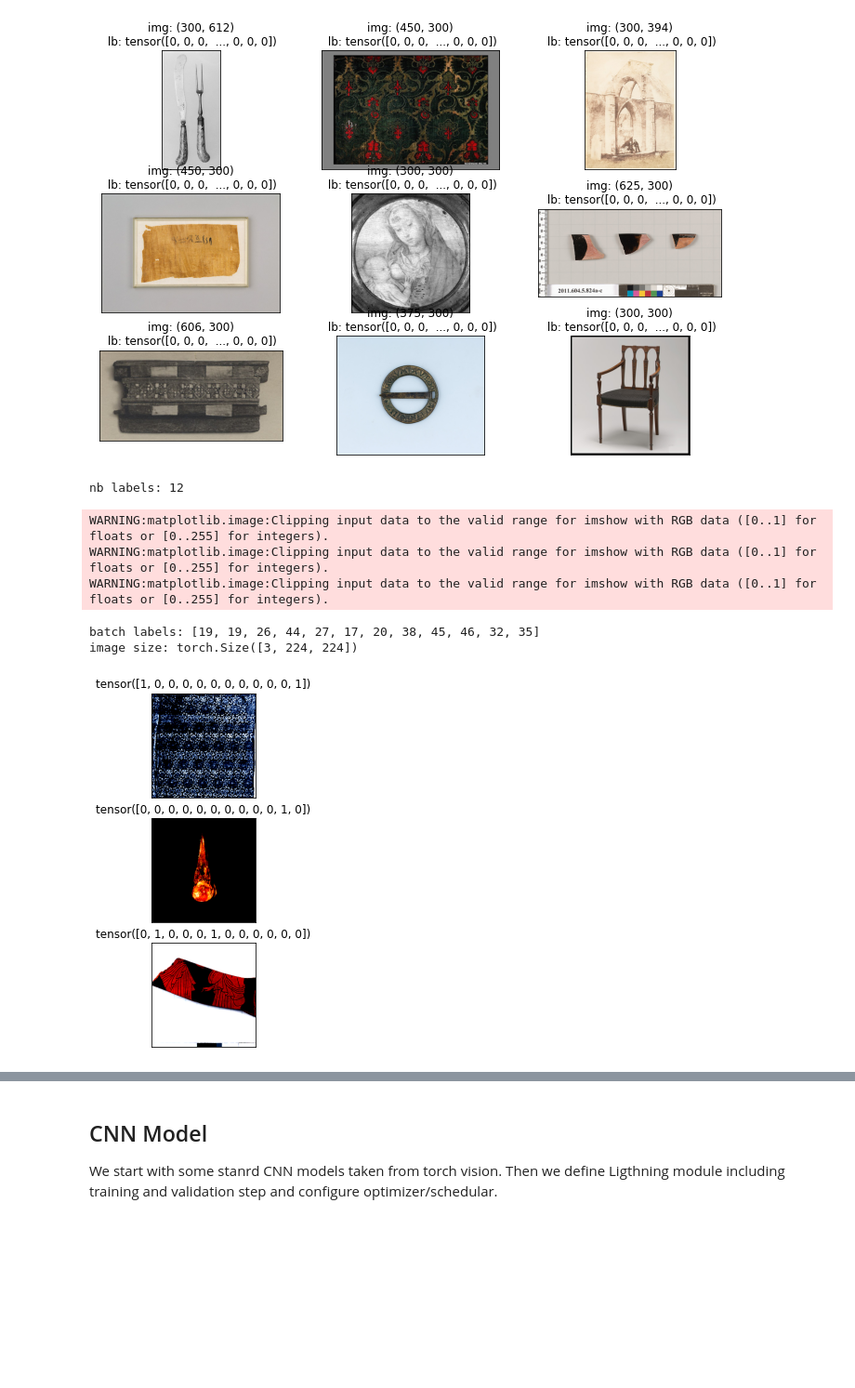
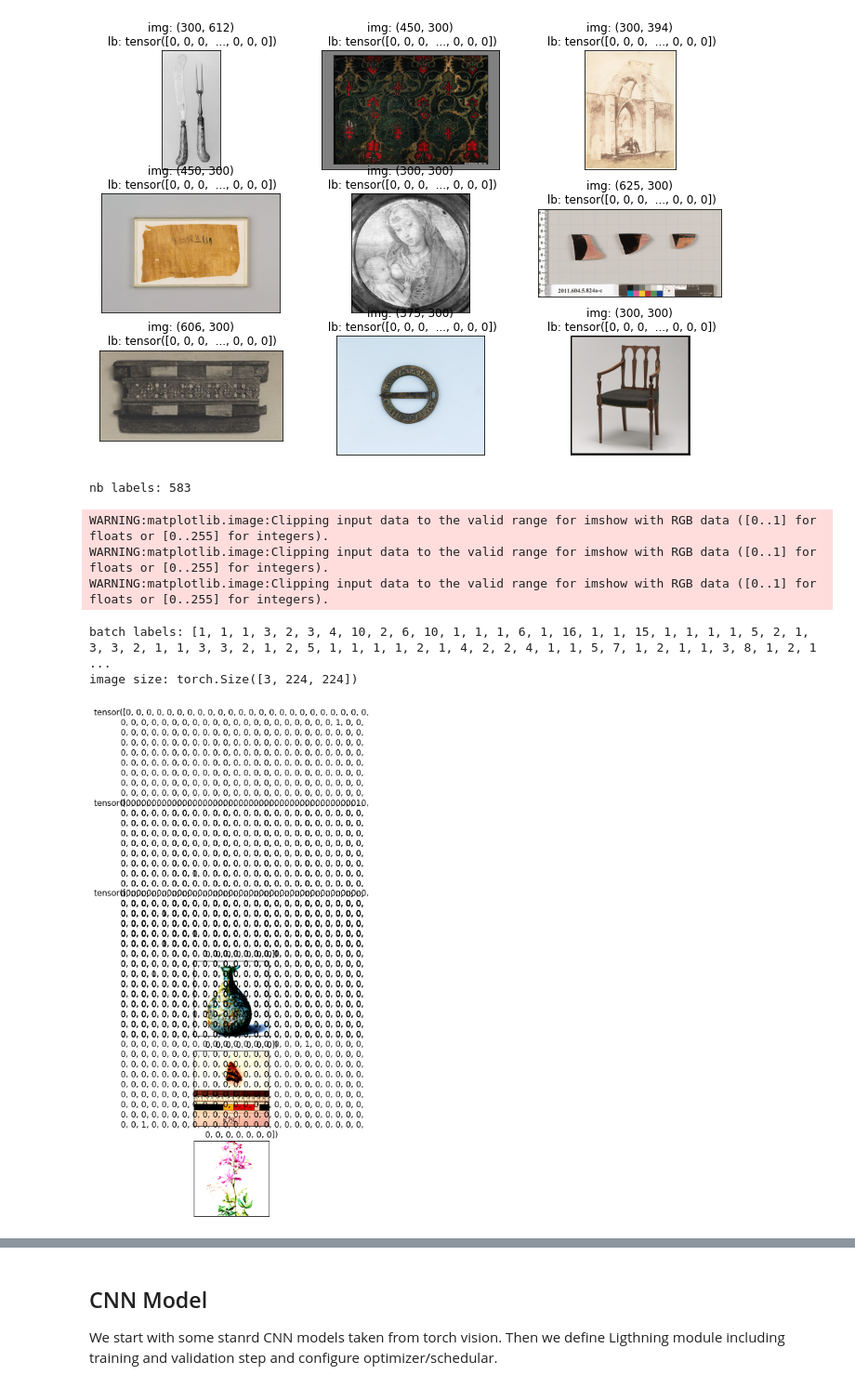
Before and after one commit to Borda/kaggle_image-classify, a Jupyter notebook: notebooks/iMet-with-Lightning.ipynb, the cells around one changed output, grey strips where cells are left out. Shown at 93% size. Saved outputs shown, nothing was run; the diff lists cells and outputs as text; code cells hidden in the pictures; blank space fills up the shorter version.

```diff
--- a/notebooks/iMet-with-Lightning.ipynb
+++ b/notebooks/iMet-with-Lightning.ipynb
@@ -82,6 +74,7 @@ import numpy as np
 import seaborn as sns
 
 PATH_DATASET = "/content/imet-2021-fgvc8/"
+PATH_DATASET = "/home/jovyan/work/kaggle-iMet/"
 pd.read_csv(PATH_DATASET + "train-from-kaggle.csv").head()
 # %% [output]
 |  | id | attribute_ids |
@@ -201,34 +195,34 @@ import torch
 
 from kaggle_imetcollect.data import IMetDM, TORCHVISION_TRAIN_TRANSFORM, TORCHVISION_VALID_TRANSFORM
 
 dm = IMetDM(
     base_path=PATH_DATASET,
-    path_csv="train-from-kaggle_min-lb-sample-10000.csv",
+    path_csv="train-from-kaggle_min-lb-sample-100.csv",
     batch_size=228,
     train_transforms=TORCHVISION_TRAIN_TRANSFORM,
     valid_transforms=TORCHVISION_VALID_TRANSFORM,
     # num_workers=0,
 )
 dm.setup()
 print(f"nb labels: {dm.num_classes}")
 
 # Quick view
 fig = plt.figure(figsize=(3, 7))
 for imgs, lbs in dm.val_dataloader():
     batch_lb_sum = torch.sum(lbs, axis=0).numpy()
     print(f'batch labels: {list(batch_lb_sum[batch_lb_sum > 0])}')
     print(f'image size: {imgs[0].shape}')
     for i in range(3):
         ax = fig.add_subplot(3, 1, i + 1, xticks=[], yticks=[])
         # print(np.rollaxis(imgs[i].numpy(), 0, 3).shape)
         ax.imshow(np.rollaxis(imgs[i].numpy(), 0, 3))
         ax.set_title(lbs[i])
     break
 # %% [output]
-nb labels: 12
+nb labels: 583
 WARNING:matplotlib.image:Clipping input data to the valid range for imshow with RGB data ([0..1] for floats or [0..255] for integers).
 WARNING:matplotlib.image:Clipping input data to the valid range for imshow with RGB data ([0..1] for floats or [0..255] for integers).
 WARNING:matplotlib.image:Clipping input data to the valid range for imshow with RGB data ([0..1] for floats or [0..255] for integers).
-batch labels: [19, 19, 26, 44, 27, 17, 20, 38, 45, 46, 32, 35]
+batch labels: [1, 1, 1, 3, 2, 3, 4, 10, 2, 6, 10, 1, 1, 1, 6, 1, 16, 1, 1, 15, 1, 1, 1, 1, 5, 2, 1, 3, 3, 2, 1, 1, 3, 3, 2, 1, 2, 5, 1, 1, 1, 1, 2, 1, 4, 2, 2, 4, 1, 1, 5, 7, 1, 2, 1, 1, 3, 8, 1, 2, 1 ...
 image size: torch.Size([3, 224, 224])
-[figure, old version]
+[figure, new version]
```
Also changed, not shown: parts of 14 cells of this notebook, 2 other files.
